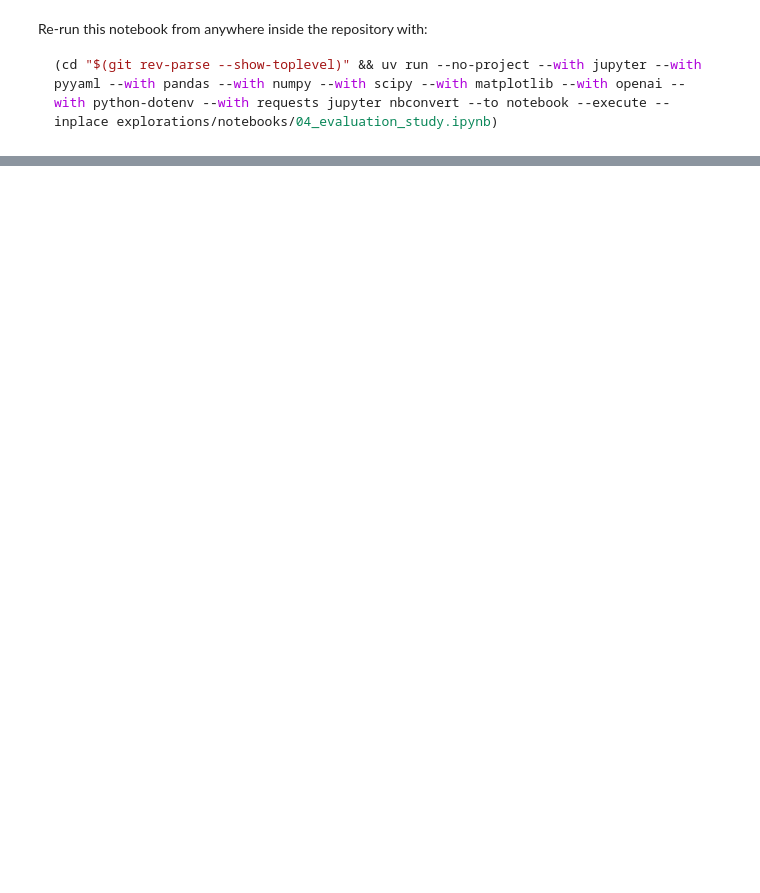
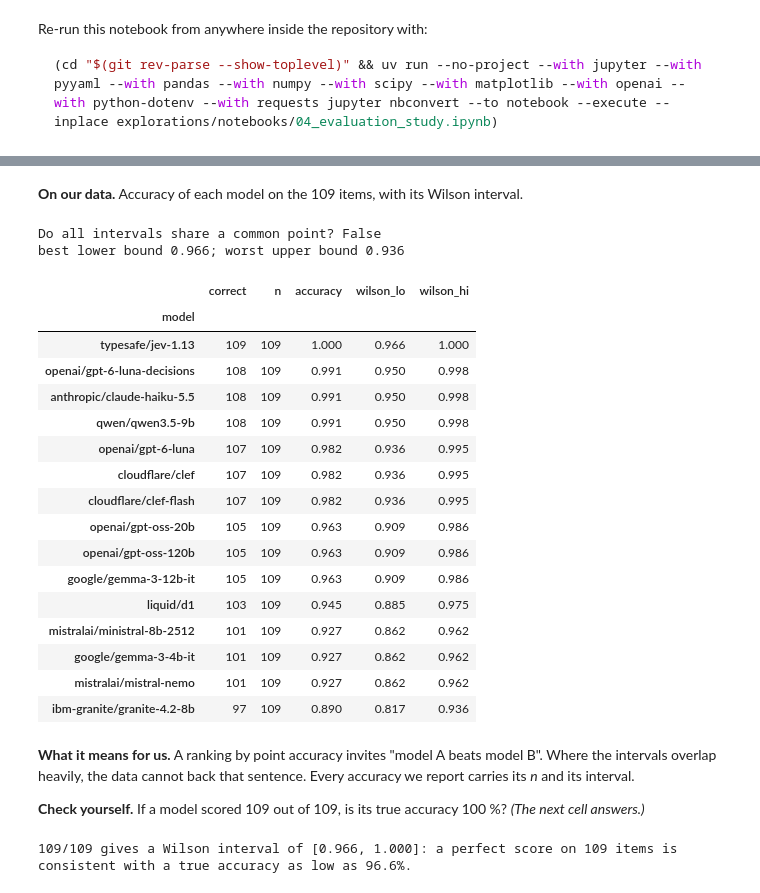
Before and after one commit to luisferdev11/Expense-Policy-Validator, a Jupyter notebook: explorations/notebooks/04_evaluation_study.ipynb, the cells around one changed output, grey strips where cells are left out. Drawn from its saved outputs; the diff is of its cells as text; code cells hidden in the pictures; blank space fills up the shorter version.

```diff
--- a/explorations/notebooks/04_evaluation_study.ipynb
+++ b/explorations/notebooks/04_evaluation_study.ipynb
@@ -453,19 +6,0 @@ decision rule written before running, and run only the finalist on the test set.
-# %%
-def best_of(k: int, n_items: int, true_acc: float, reps: int = 4000) -> np.ndarray:
-    draws = rng.binomial(n_items, true_acc, size=(reps, k)) / n_items
-    return draws.max(axis=1)
-
-
-rows = []
-for k in [1, 3, 5, 10, 20, 40]:
-    best = best_of(k, 65, 0.85)
-    rows.append((k, best.mean(), best.mean() - 0.85, np.percentile(best, 95)))
-sel = pd.DataFrame(rows, columns=["variants tried", "mean best score", "optimism", "95th pct best"])
-RESULTS["selection_bias_sim"] = {
-    "true_accuracy": 0.85,
-    "n_items": 65,
-    "optimism_best_of_20": round(
-        float(sel.loc[sel["variants tried"] == 20, "optimism"].iloc[0]), 4
-    ),
-}
-sel.round(3)
@@ -482,0 +105,61 @@ of variants tried. That is the whole argument for "decide on dev, report on test
+# %% [markdown]
+**On our data.** Accuracy of each model on the 109 items, with its Wilson interval.
+# %%
+acc = (
+    pd.DataFrame(
+        [
+            {
+                "model": m,
+                "correct": int(OK[m].sum()),
+                "n": N,
+                "accuracy": OK[m].mean(),
+                "wilson_lo": wilson(int(OK[m].sum()), N)[0],
+                "wilson_hi": wilson(int(OK[m].sum()), N)[1],
+            }
+            for m in OK.columns
+        ]
+    )
+    .set_index("model")
+    .sort_values("accuracy", ascending=False)
+)
+overlap = acc["wilson_lo"].max() < acc["wilson_hi"].min()
+print("Do all intervals share a common point?", overlap)
+print(
+    f"best lower bound {acc['wilson_lo'].max():.3f}; worst upper bound {acc['wilson_hi'].min():.3f}"
+)
+acc.round(3)
+# %% [output]
+Do all intervals share a common point? False
+best lower bound 0.966; worst upper bound 0.936
+|  | correct | n | accuracy | wilson_lo | wilson_hi |
+| model |  |  |  |  |  |
+| typesafe/jev-1.13 | 109 | 109 | 1.000 | 0.966 | 1.000 |
+| openai/gpt-6-luna-decisions | 108 | 109 | 0.991 | 0.950 | 0.998 |
+| anthropic/claude-haiku-5.5 | 108 | 109 | 0.991 | 0.950 | 0.998 |
+| qwen/qwen3.5-9b | 108 | 109 | 0.991 | 0.950 | 0.998 |
+| openai/gpt-6-luna | 107 | 109 | 0.982 | 0.936 | 0.995 |
+| cloudflare/clef | 107 | 109 | 0.982 | 0.936 | 0.995 |
+| cloudflare/clef-flash | 107 | 109 | 0.982 | 0.936 | 0.995 |
+| openai/gpt-oss-20b | 105 | 109 | 0.963 | 0.909 | 0.986 |
+| openai/gpt-oss-120b | 105 | 109 | 0.963 | 0.909 | 0.986 |
+| google/gemma-3-12b-it | 105 | 109 | 0.963 | 0.909 | 0.986 |
+| liquid/d1 | 103 | 109 | 0.945 | 0.885 | 0.975 |
+| mistralai/ministral-8b-2512 | 101 | 109 | 0.927 | 0.862 | 0.962 |
+| google/gemma-3-4b-it | 101 | 109 | 0.927 | 0.862 | 0.962 |
+| mistralai/mistral-nemo | 101 | 109 | 0.927 | 0.862 | 0.962 |
+| ibm-granite/granite-4.2-8b | 97 | 109 | 0.890 | 0.817 | 0.936 |
+# %% [markdown]
+**What it means for us.** A ranking by point accuracy invites "model A beats model B". Where
+the intervals overlap heavily, the data cannot back that sentence. Every accuracy we report
+carries its *n* and its interval.
+
+**Check yourself.** If a model scored 109 out of 109, is its true accuracy 100 %? *(The next
+cell answers.)*
+# %%
+lo, hi = wilson(N, N)
+print(
+    f"109/109 gives a Wilson interval of [{lo:.3f}, {hi:.3f}]: a perfect score on {N} items is "
+    f"consistent with a true accuracy as low as {lo:.1%}."
+)
+# %% [output]
+109/109 gives a Wilson interval of [0.966, 1.000]: a perfect score on 109 items is consistent with a true accuracy as low as 96.6%.
```
Also changed, not shown: parts of 77 cells of this notebook, 3 other files.
